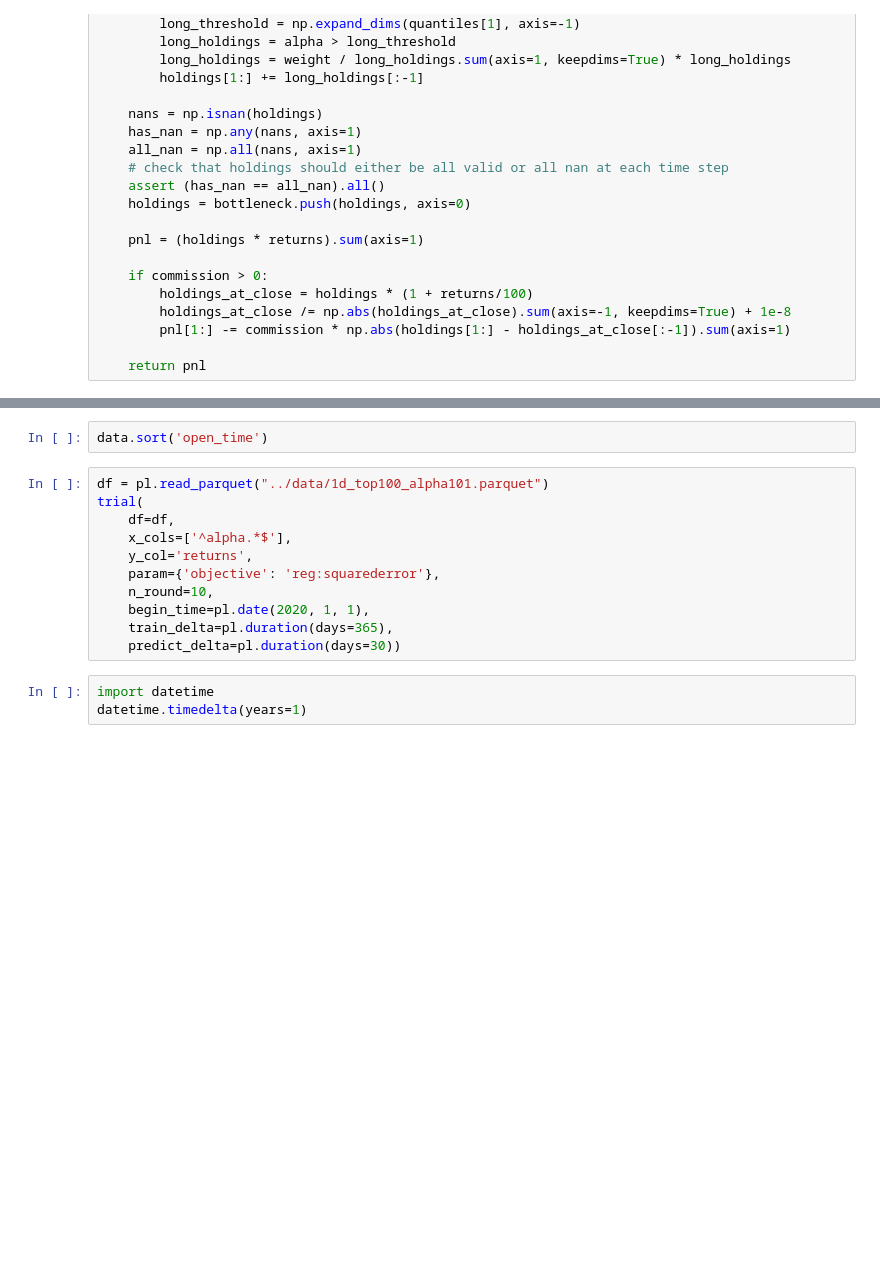
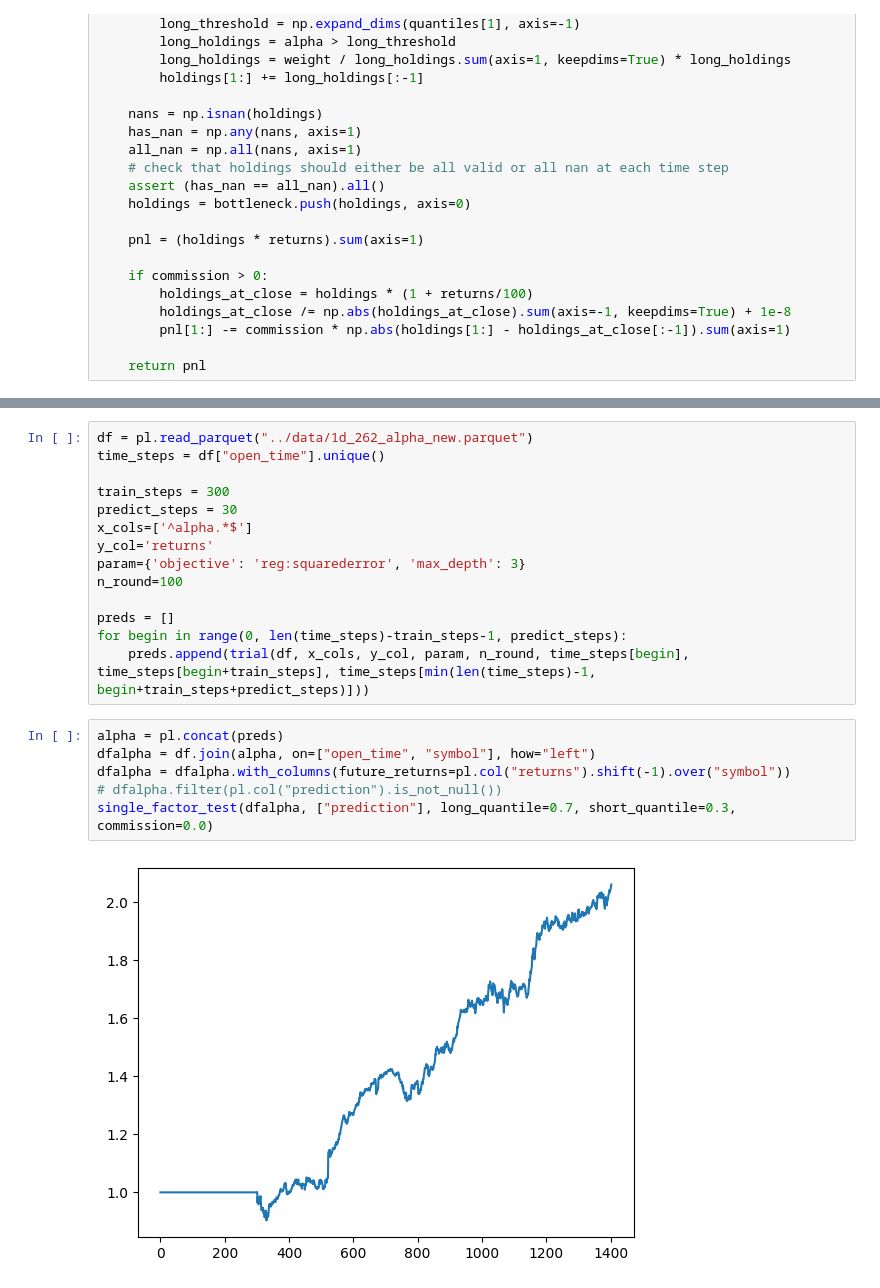
Before and after one commit to piiswrong/riskmatrix, a Jupyter notebook: notebooks/test.ipynb, the cells around one changed output, grey strips where cells are left out. Drawn from its saved outputs; the diff is of its cells as text; blank space fills up the shorter version.

Commit message:
training working

```diff
--- a/notebooks/test.ipynb
+++ b/notebooks/test.ipynb
@@ -255,16 +207,22 @@ bst.predict(test_mat)
-# %%
-data.sort('open_time')
-# %%
-df = pl.read_parquet("../data/1d_top100_alpha101.parquet")
-trial(
-    df=df,
-    x_cols=['^alpha.*$'],
-    y_col='returns',
-    param={'objective': 'reg:squarederror'},
-    n_round=10,
-    begin_time=pl.date(2020, 1, 1),
-    train_delta=pl.duration(days=365),
-    predict_delta=pl.duration(days=30))
-# %%
-import datetime
-datetime.timedelta(years=1)
+# %%
+df = pl.read_parquet("../data/1d_262_alpha_new.parquet")
+time_steps = df["open_time"].unique()
+
+train_steps = 300
+predict_steps = 30
+x_cols=['^alpha.*$']
+y_col='returns'
+param={'objective': 'reg:squarederror', 'max_depth': 3}
+n_round=100
+
+preds = []
+for begin in range(0, len(time_steps)-train_steps-1, predict_steps):
+    preds.append(trial(df, x_cols, y_col, param, n_round, time_steps[begin], time_steps[begin+train_steps], time_steps[min(len(time_steps)-1, begin+train_steps+predict_steps)]))
+# %%
+alpha = pl.concat(preds)
+dfalpha = df.join(alpha, on=["open_time", "symbol"], how="left")
+dfalpha = dfalpha.with_columns(future_returns=pl.col("returns").shift(-1).over("symbol"))
+# dfalpha.filter(pl.col("prediction").is_not_null())
+single_factor_test(dfalpha, ["prediction"], long_quantile=0.7, short_quantile=0.3, commission=0.0)
+# %% [output]
+[figure, added]
```
Also changed, not shown: parts of 7 cells of this notebook, 1 other file.
